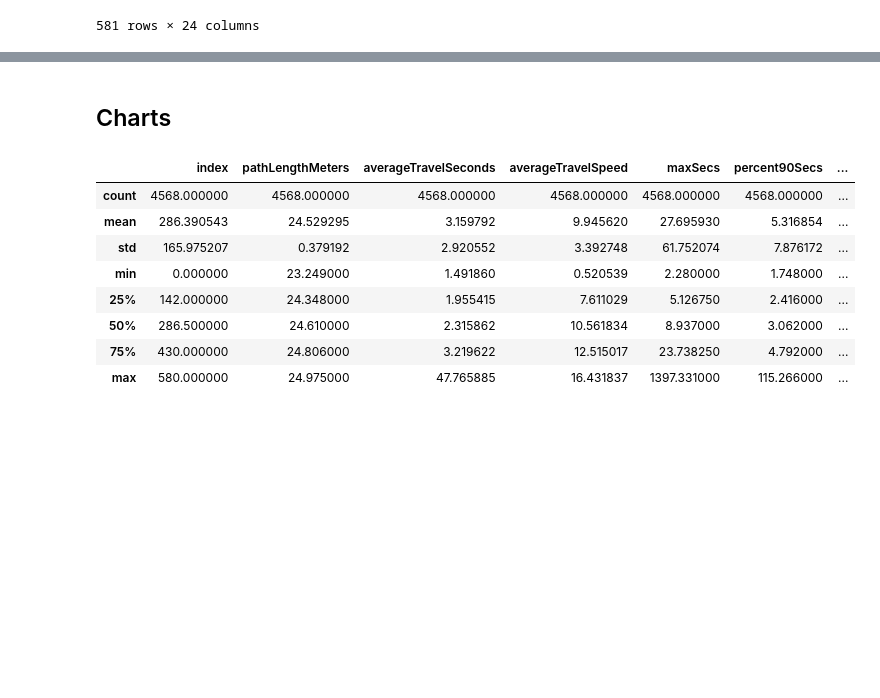
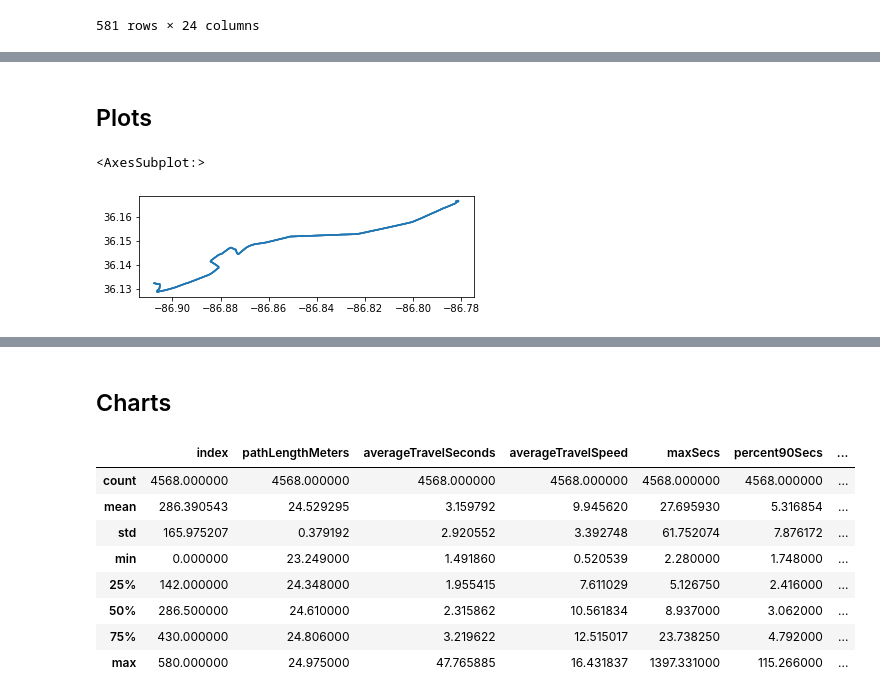
Before and after one commit to MylahKate/wego-scar, a Jupyter notebook: notebooks/Rt50_MF_WeGo_6to12.ipynb, the cells around one changed output, grey strips where cells are left out. Cells and saved outputs as stored; diff of their text form; code cells hidden in the pictures; blank space fills up the shorter version.

```diff
--- a/notebooks/Rt50_MF_WeGo_6to12.ipynb
+++ b/notebooks/Rt50_MF_WeGo_6to12.ipynb
@@ -630,0 +722,5 @@ over_out_juntojul
+# %%
+main_over_out_inschool = pd.concat([over_out_jantofeb, over_out_febtomar, over_out_martoapr, over_out_aprtomay])
+main_over_out_inschool = main_over_out_inschool.reset_index()
+
+main_over_out_inschool
@@ -630,0 +760,4 @@ over_out_juntojul
+# %%
+over_out_inschool = main_over_out_inschool.loc[main_over_out_inschool['proportion_of_segments'] >= 0.5]\
+
+over_out_inschool.describe()
@@ -630,0 +788,8 @@ over_out_juntojul
+# %% [markdown]
+Plots
+----
+# %%
+over_out_inschool.plot()
+# %% [output]
+<AxesSubplot:>
+[figure, added]
```
Also changed, not shown: parts of 27 cells of this notebook.
